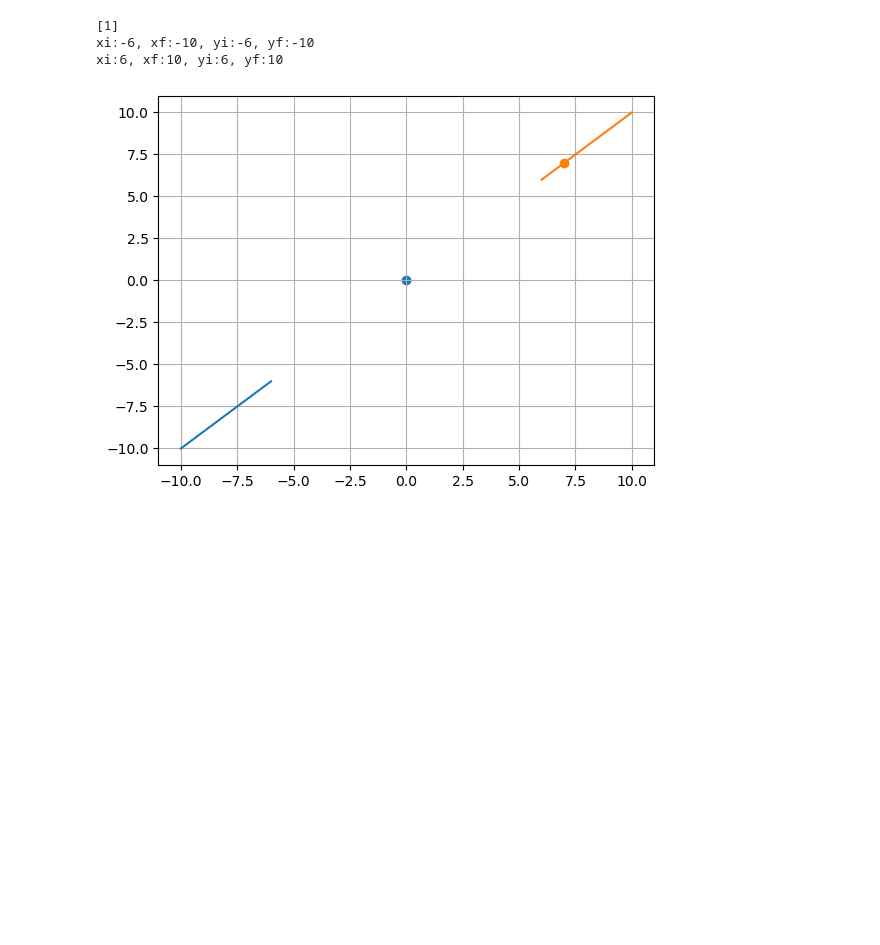
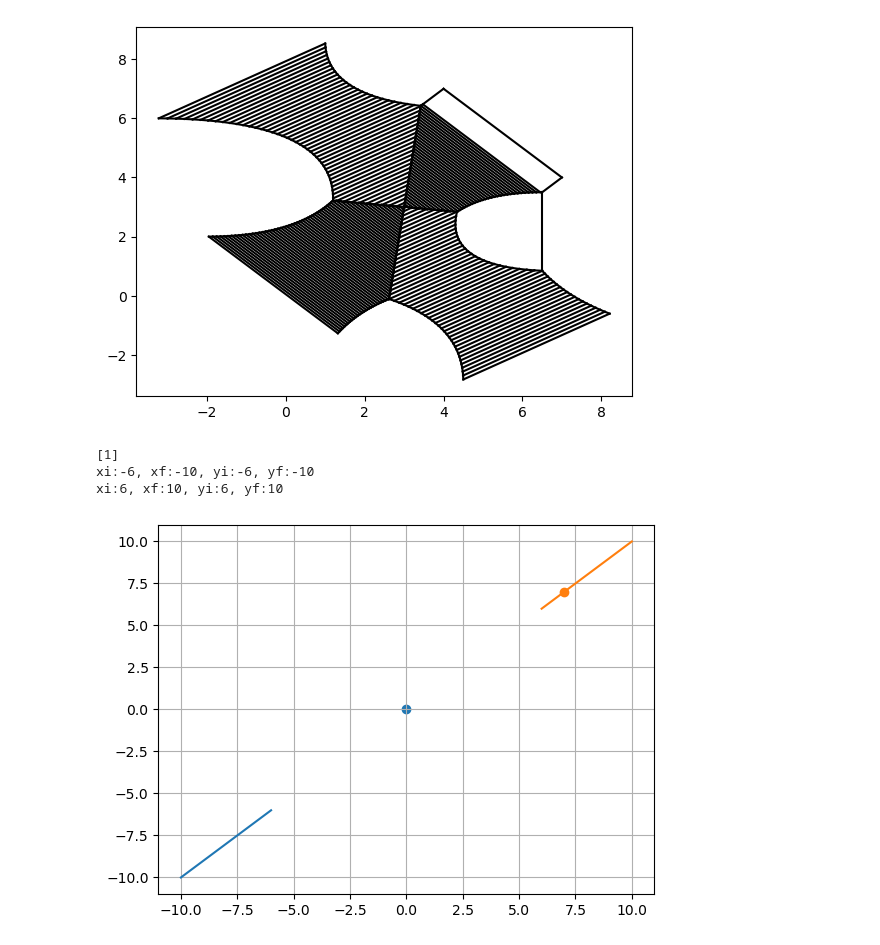
Before and after one commit to zlauko5/CG-SegmentAlgorithm, a Jupyter notebook: vd.ipynb, the cells around one changed output. Cells and saved outputs as stored; diff of their text form; code cells hidden in the pictures; blank space fills up the shorter version.

```diff
--- a/vd.ipynb
+++ b/vd.ipynb
@@ -30 +37,12 @@ plt.show()
+# %%
+from matplotlib.collections import LineCollection
+# TODO: extract only boundary lines from line collection
+
+ax = fig.axes[0]
+segments = ax.collections[0].get_segments()
+for seg in segments:
+    ((x0, y0), (x1, y1)) = seg
+    plt.plot([x0, x1], [y0, y1], color="k")
+# %% [output]
+[figure, added]
 # %%
```
Also changed, not shown: parts of 4 cells of this notebook.
